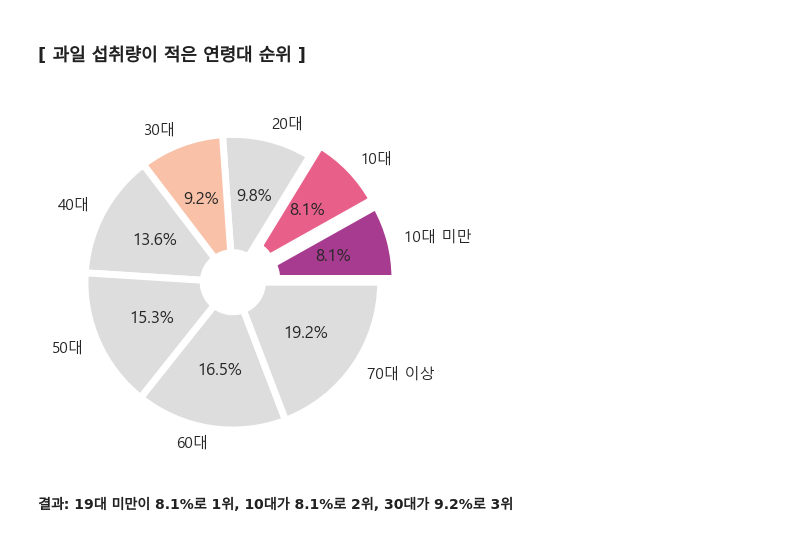
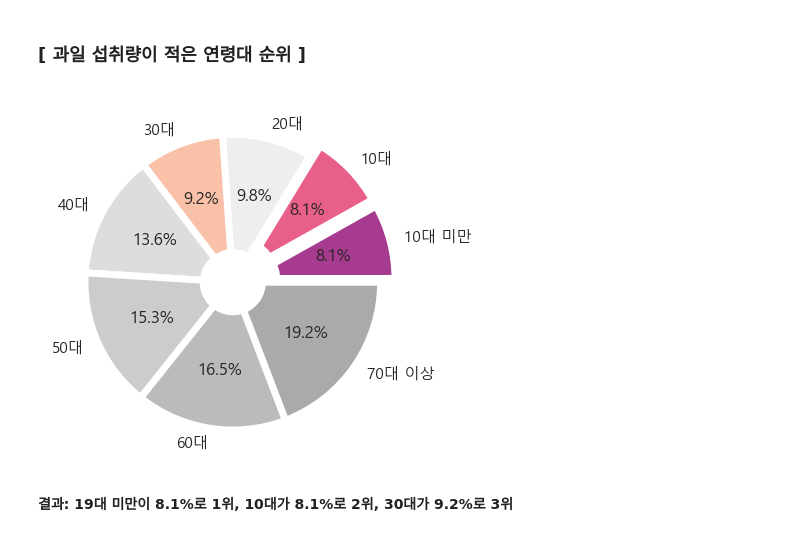
Before and after one commit to jdawoony/big-data-analytics, a Jupyter notebook: 데이터분석 (국내 과일 시장과 소비 분석).ipynb, the cells around one changed output. Cells and saved outputs as stored; diff of their text form; code cells hidden in the pictures.

```diff
--- a/데이터분석 (국내 과일 시장과 소비 분석).ipynb
+++ b/데이터분석 (국내 과일 시장과 소비 분석).ipynb
@@ -140,12 +140,12 @@ plt.show()
 ### [ 과일 섭취량이 적은 연령대 순위 ]
 # %%
 explode = [0.10, 0.10, 0, 0, 0, 0, 0, 0,]
-colors = ['#a73b8f', '#e8608a', '#ddd','#f8c1a8', '#ddd', '#ddd', '#ddd', '#ddd']
+colors = ['#a73b8f', '#e8608a', '#eee','#f8c1a8', '#ddd', '#ccc', '#bbb', '#aaa']
 wedgeprops={'width': 0.8, 'edgecolor': 'w', 'linewidth': 5}
 plt.pie(df_copy.loc['2021'], labels=df_copy.columns, explode=explode,autopct='%.1f%%', colors=colors, wedgeprops=wedgeprops)
 plt.show()
 # %% [output]
-[figure, old version]
+[figure, new version]
 # %% [markdown]
 <b>결과: 19대 미만이 8.1%로 1위, 10대가 8.1%로 2위, 30대가 9.2%로 3위</b>
 # %% [markdown]
```
Also changed, not shown: parts of 24 cells of this notebook, 1 other file.
